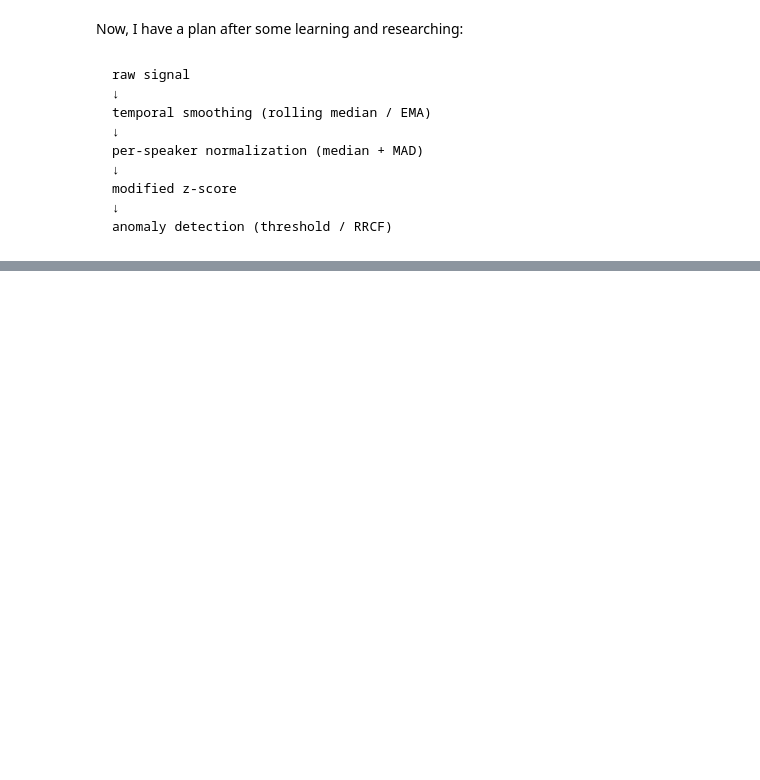
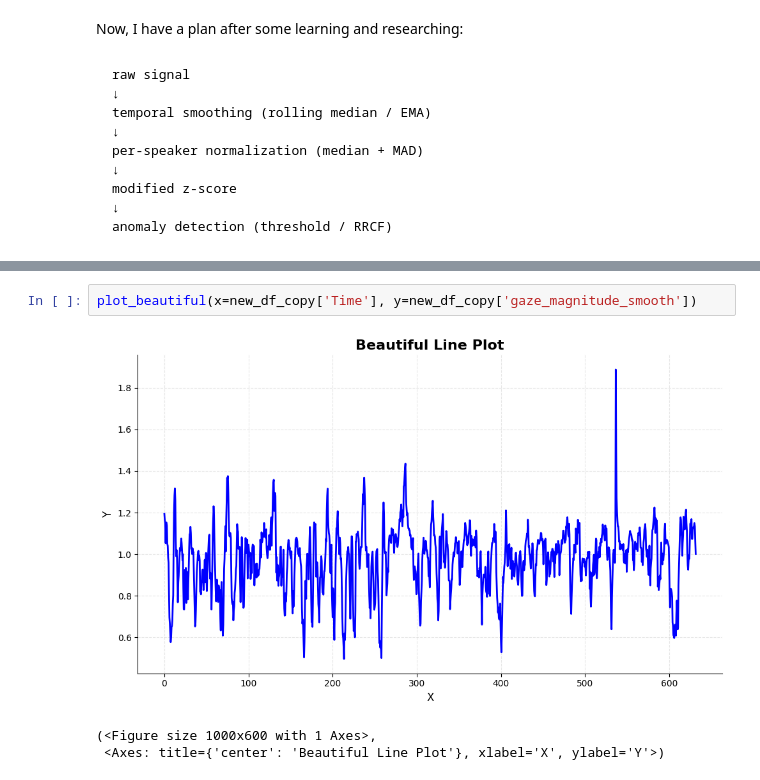
Before and after one commit to Ak62007/Multimodel-Reasoning, a Jupyter notebook: notebooks/feature_engineering.ipynb, the cells around one changed output, grey strips where cells are left out. Saved outputs shown, nothing was run; the diff lists cells and outputs as text; blank space fills up the shorter version.

```diff
--- a/notebooks/feature_engineering.ipynb
+++ b/notebooks/feature_engineering.ipynb
@@ -672,0 +731,6 @@ anomaly detection (threshold / RRCF)
+# %%
+plot_beautiful(x=new_df_copy['Time'], y=new_df_copy['gaze_magnitude_smooth'])
+# %% [output]
+[figure, added]
+(<Figure size 1000x600 with 1 Axes>,
+ <Axes: title={'center': 'Beautiful Line Plot'}, xlabel='X', ylabel='Y'>)
```
Also changed, not shown: parts of 20 cells of this notebook.
